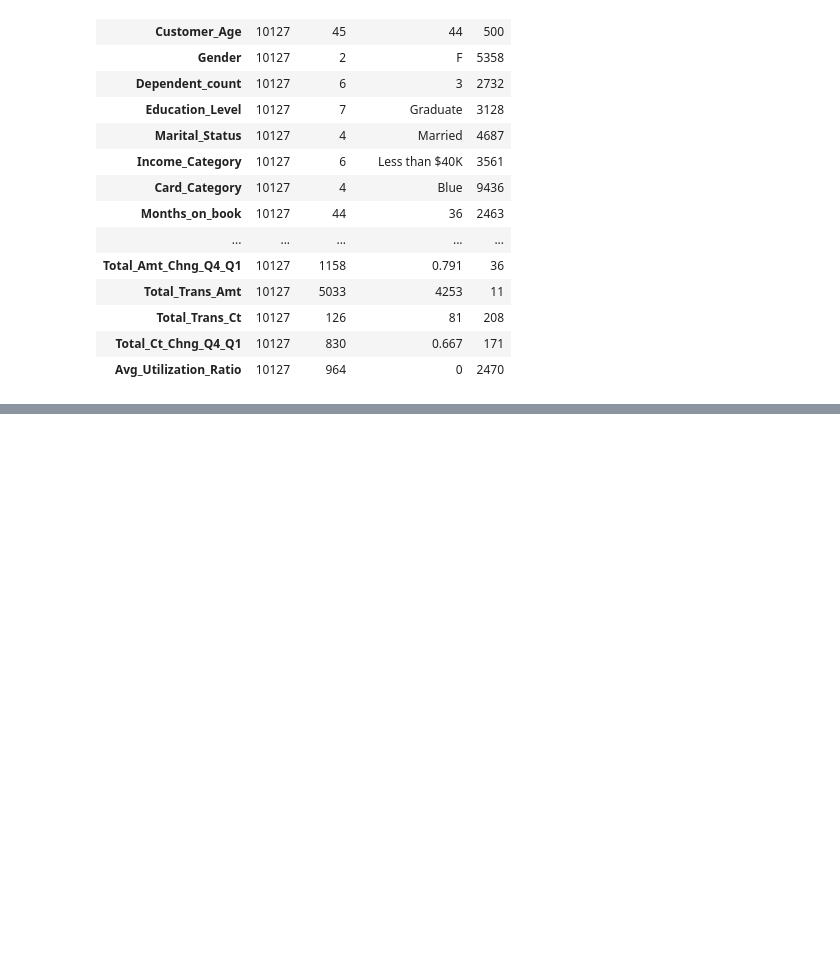
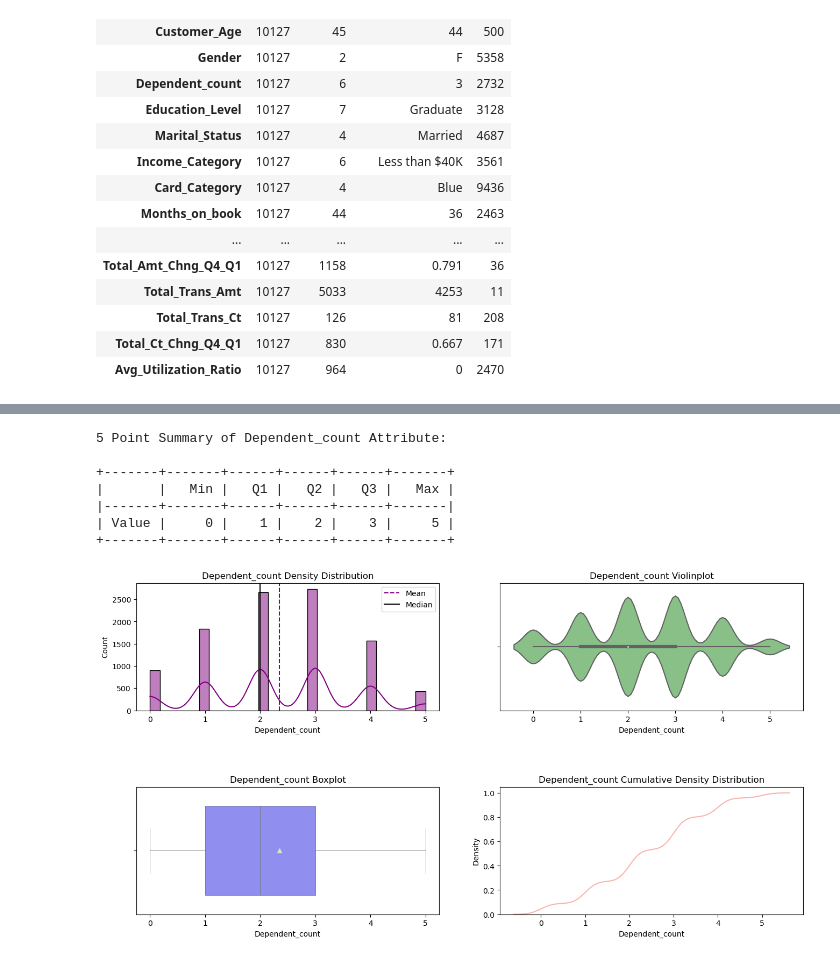
Before and after one commit to lgnovo/Project-4, a Jupyter notebook: bank_churners.ipynb, the cells around one changed output, grey strips where cells are left out. Drawn from its saved outputs; the diff is of its cells as text; code cells hidden in the pictures; blank space fills up the shorter version.

```diff
--- a/bank_churners.ipynb
+++ b/bank_churners.ipynb
@@ -173,0 +170,11 @@ TypeError: unsupported operand type(s) for -: 'str' and 'str'
+# %%
+summary(data, "Dependent_count")
+# %% [output]
+5 Point Summary of Dependent_count Attribute:
+
++-------+-------+------+------+------+-------+
+|       |   Min |   Q1 |   Q2 |   Q3 |   Max |
+|-------+-------+------+------+------+-------|
+| Value |     0 |    1 |    2 |    3 |     5 |
++-------+-------+------+------+------+-------+
+[figure, added]
```
Also changed, not shown: parts of 7 cells of this notebook, 2 other files.
